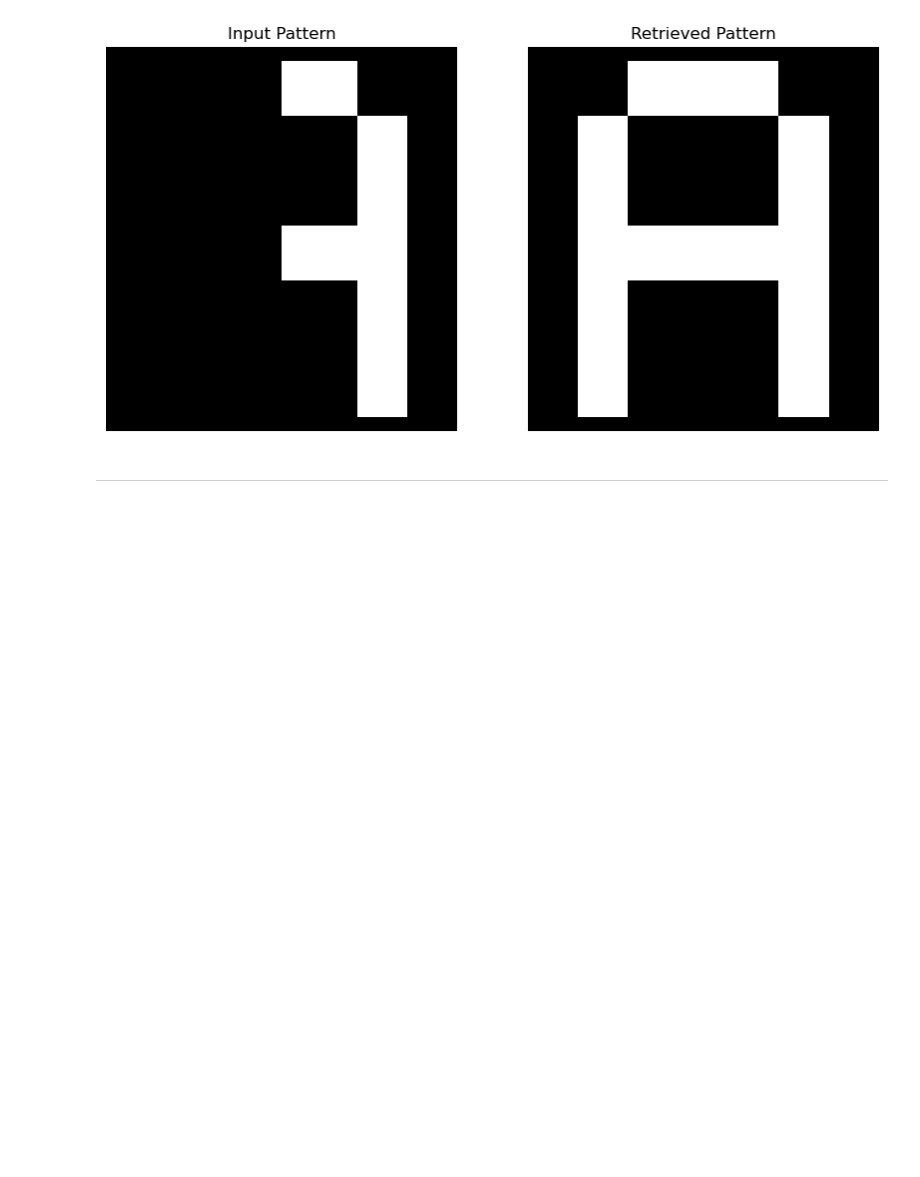
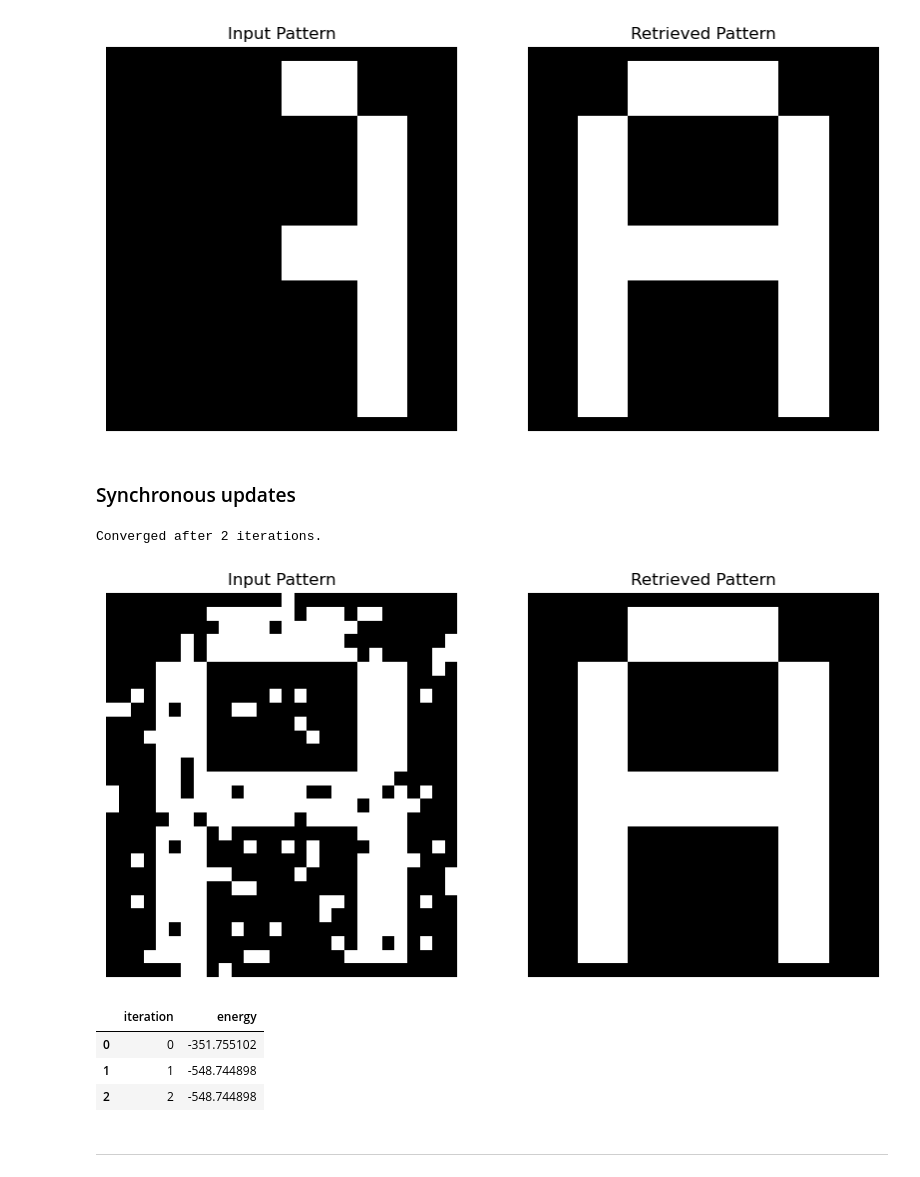
Before and after one commit to LLapsus/hopmemo, a Jupyter notebook: hopfield_demo.ipynb, the cells around one changed output. Drawn from its saved outputs; the diff is of its cells as text; code cells hidden in the pictures; blank space fills up the shorter version.

```diff
--- a/hopfield_demo.ipynb
+++ b/hopfield_demo.ipynb
@@ -173,6 +173,32 @@ plt.show()
 # %% [output]
 Converged after 2 iterations.
 [figure]
+# %% [markdown]
+### Synchronous updates
+# %%
+inp = add_noise(hopfield_net.memories[0], p=0.1)
+out, history = hopfield_net.retrieve(inp, history=True, update_rule="sync")
+
+fig, axs = plt.subplots(1, 2, figsize=(10, 5))
+sns.heatmap(inp.reshape(28,28), cmap='gray', cbar=False, ax=axs[0])
+sns.heatmap(out.reshape(28,28), cmap='gray', cbar=False, ax=axs[1])
+axs[0].set_title("Input Pattern")
+axs[1].set_title("Retrieved Pattern")
+
+for i in range(2):
+    axs[i].set_xticks([])
+    axs[i].set_yticks([])
+plt.show()
+# %% [output]
+Converged after 2 iterations.
+[figure, added]
+# %%
+pd.DataFrame(history)
+# %% [output]
+|  | iteration | energy |
+| 0 | 0 | -351.755102 |
+| 1 | 1 | -548.744898 |
+| 2 | 2 | -548.744898 |
 # %% [markdown]
 ***
 # %% [markdown]
```
Also changed, not shown: parts of 3 cells of this notebook, 1 other file.
